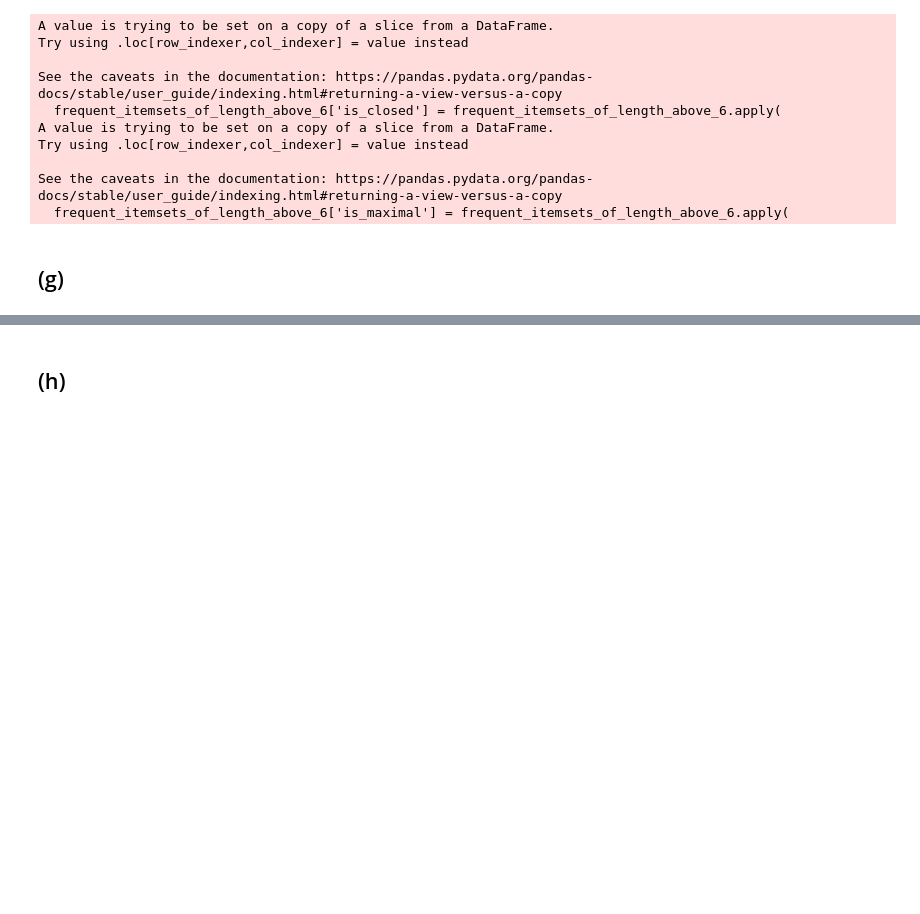
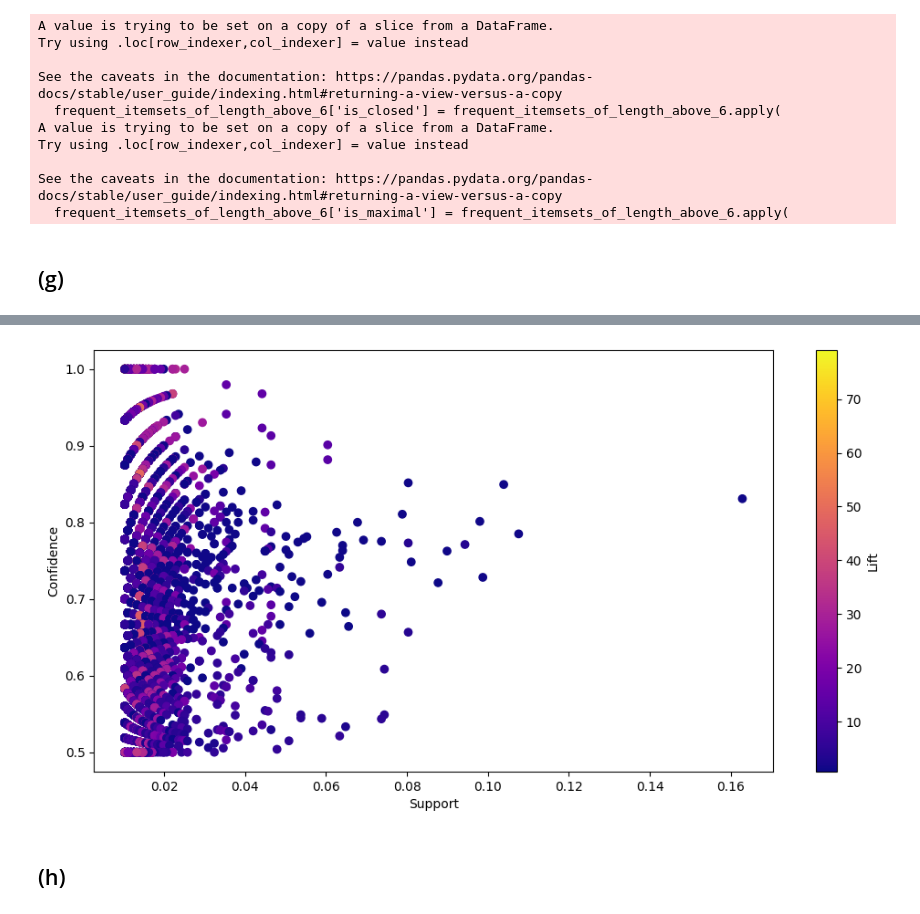
Before and after one commit to FahimehFereydounian/Introduction-to-DS, a Jupyter notebook: Assignment 2/01_frequent_itemsets_and_association_rules.ipynb, the cells around one changed output, grey strips where cells are left out. Drawn from its saved outputs; the diff is of its cells as text; code cells hidden in the pictures; blank space fills up the shorter version.

```diff
--- a/Assignment 2/01_frequent_itemsets_and_association_rules.ipynb
+++ b/Assignment 2/01_frequent_itemsets_and_association_rules.ipynb
@@ -296,6 +296,16 @@ See the caveats in the documentation: https://pandas.pydata.org/pandas-docs/stab
 # %%
 # Your code here
 
-# (3 points) Based on all frequent itemsets (with a minimum support of 1 %), determine all association rules with a minimum
-# confidence of 0:5. Provide a scatter plot of your result where the resulting association rules are represented by points.
-# Use the x-axis for the support, the y-axis for the confidence, and the color for the lift.
+# Increase overall display width to see the itemsets better
+pd.set_option('display.width', 1000)
+
+# (3 points) Based on all frequent itemsets (with a minimum support of 1%), determine all association rules with a minimum
+# confidence of 0.5.
+
+frequent_itemsets = fpgrowth(transactions, min_support=0.01, use_colnames=True)
+rules = association_rules(frequent_itemsets, metric='confidence', min_threshold=0.5)
+rules = rules.sort_values(by='confidence', ascending=False).reset_index(drop=True)
+
+# Display the association rules and their support and confidence values in descending order of confidence
+rules = rules[['antecedents', 'consequents', 'support', 'confidence', 'lift']]
+print(rules)
@@ -302,3 +327,15 @@ See the caveats in the documentation: https://pandas.pydata.org/pandas-docs/stab
+# %%
+# Provide a scatter plot of your result where the resulting association rules are represented by points.
+# Use the x-axis for the support, the y-axis for the confidence, and the color for the lift.
+
+plt.figure(figsize=(12, 6))
+plt.scatter(rules['support'], rules['confidence'], c=rules['lift'], cmap='plasma')
+plt.xlabel('Support')
+plt.ylabel('Confidence')
+plt.colorbar().set_label('Lift')
+plt.show()
+# %% [output]
+[figure, added]
 # %% [markdown]
 ## (h)
 # %%
```
Also changed, not shown: parts of 4 cells of this notebook.
